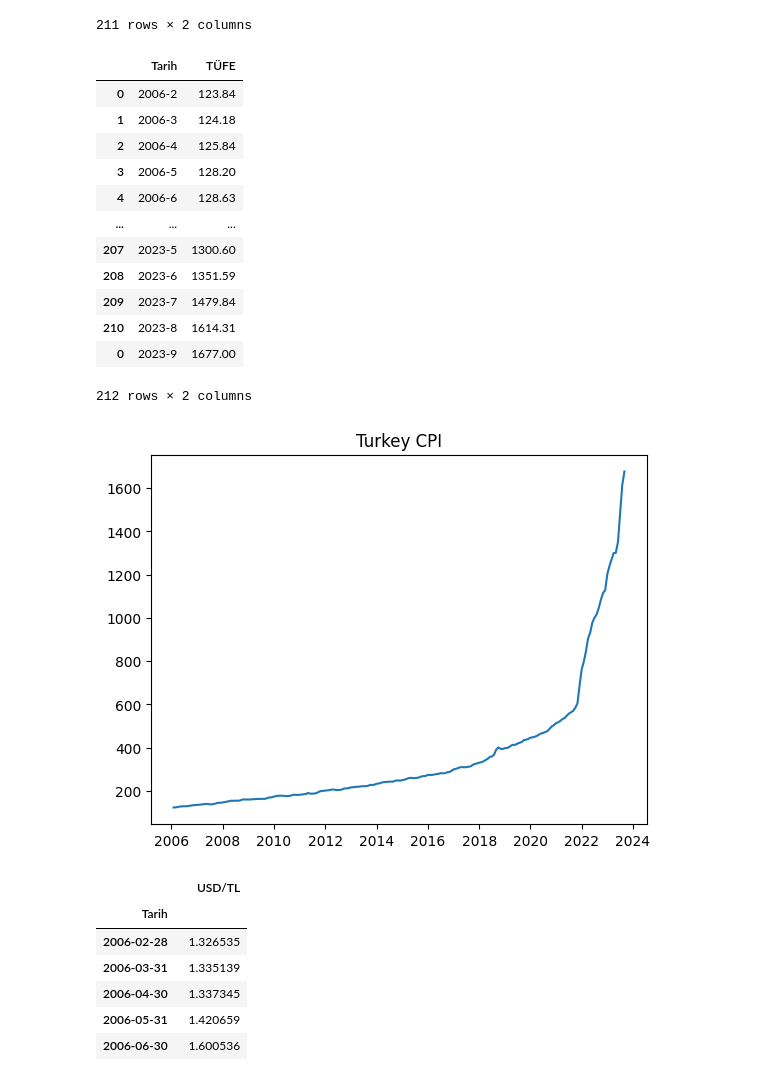
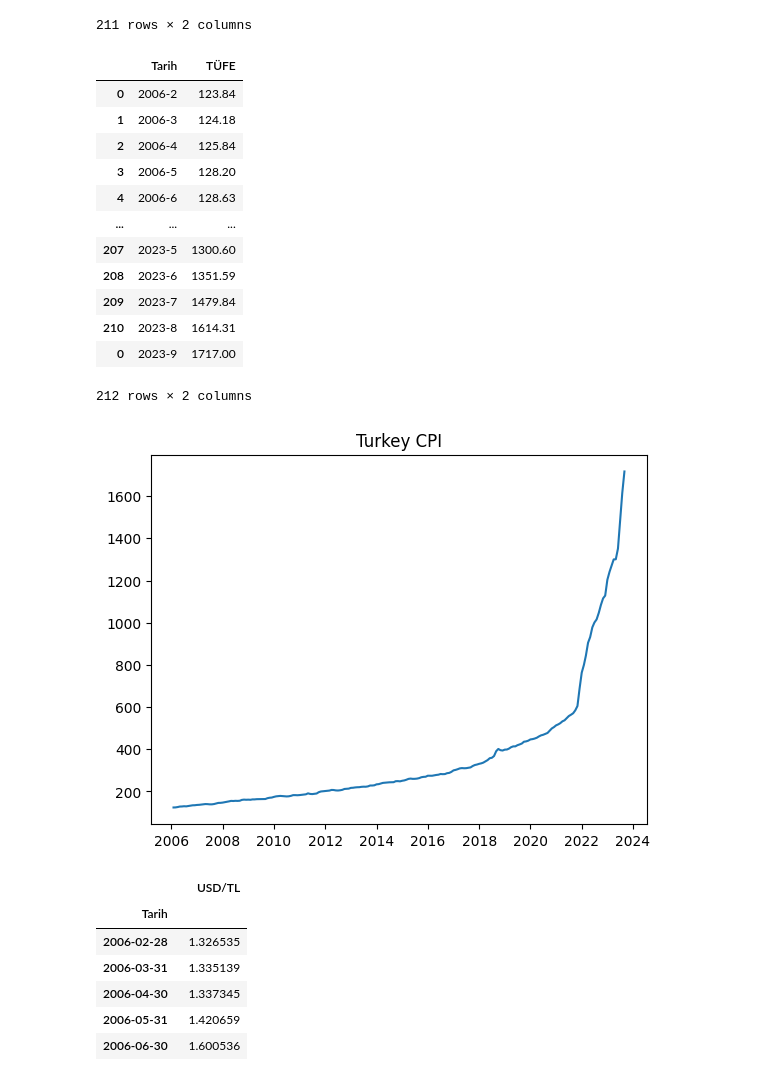
Before and after one commit to kaboya19/InflationForecast, a Jupyter notebook: InflationForecast.ipynb, the cells around one changed output. Cells and saved outputs as stored; diff of their text form; code cells hidden in the pictures.

```diff
--- a/InflationForecast.ipynb
+++ b/InflationForecast.ipynb
@@ -73,22 +73,22 @@ inflation=pd.DataFrame(inflation)
 inflation.columns=["Tarih","TÜFE"]
 # %%
 
-inflationagt=pd.DataFrame.from_dict({'Tarih':"2023-9",'TÜFE': [1677]})
+inflationagt=pd.DataFrame.from_dict({'Tarih':"2023-9",'TÜFE': [1717]})
 inflation=pd.concat([inflation,inflationagt],axis=0)
 inflation
 # %% [output]
 |  | Tarih | TÜFE |
 | 0 | 2006-2 | 123.84 |
 | 1 | 2006-3 | 124.18 |
 | 2 | 2006-4 | 125.84 |
 | 3 | 2006-5 | 128.20 |
 | 4 | 2006-6 | 128.63 |
 | ... | ... | ... |
 | 207 | 2023-5 | 1300.60 |
 | 208 | 2023-6 | 1351.59 |
 | 209 | 2023-7 | 1479.84 |
 | 210 | 2023-8 | 1614.31 |
-| 0 | 2023-9 | 1677.00 |
+| 0 | 2023-9 | 1717.00 |
 212 rows × 2 columns
 # %%
 dates=pd.date_range('2006-02-01','2023-10-01' , freq='1M')-pd.offsets.MonthBegin(1)
@@ -102,7 +102,7 @@ plt.title("Turkey CPI")
 plt.plot(df)
 plt.show()
 # %% [output]
-[figure, old version]
+[figure, new version]
 # %%
 df6=pd.DataFrame()
 df6["USD/TL"]=usd["TP_DK_USD_S_YTL"]
```
Also changed, not shown: parts of 22 cells of this notebook.
